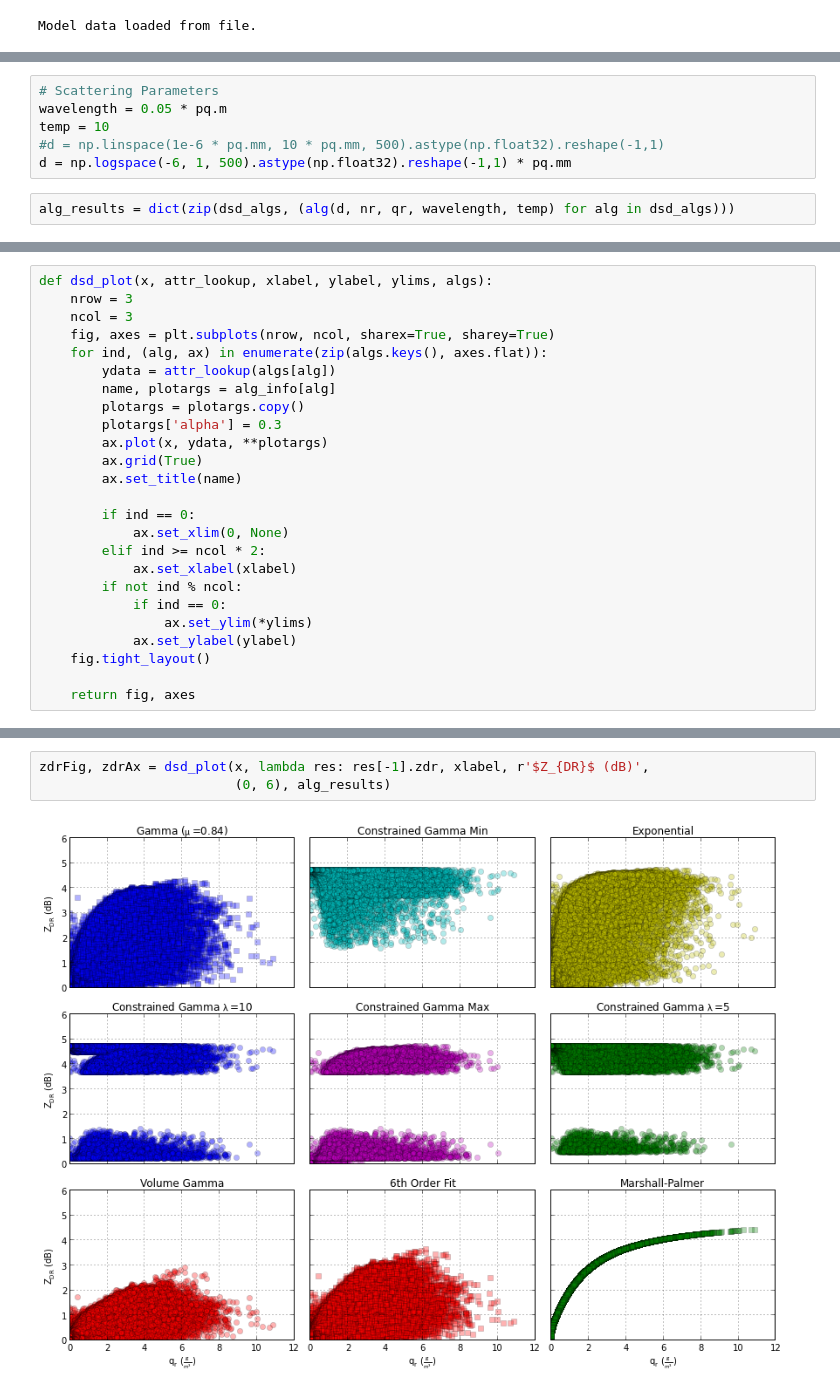
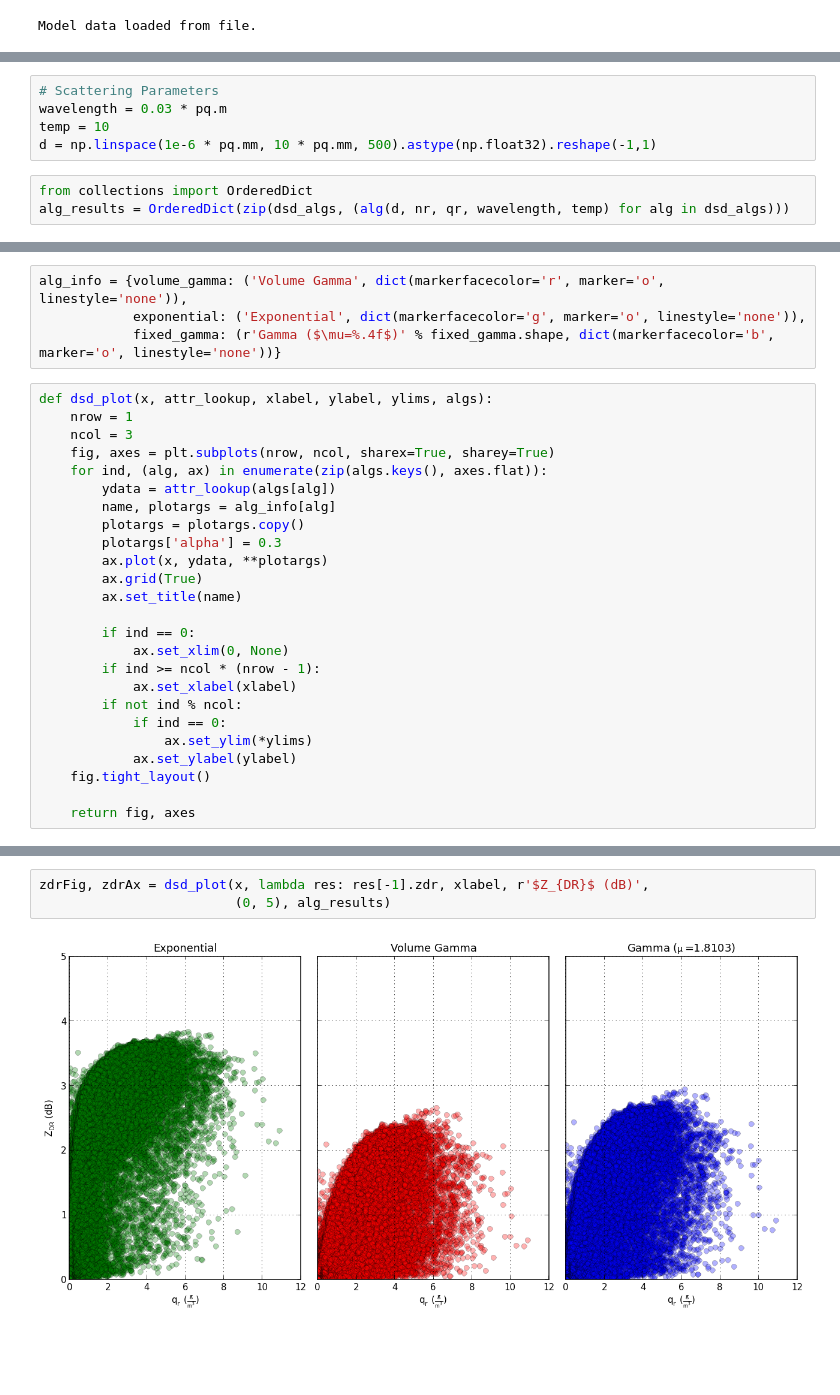
Before and after one commit to dopplershift/DissertationCode, a Jupyter notebook: notebooks/DSD Comparison.ipynb, the cells around one changed output, grey strips where cells are left out. Saved outputs shown, nothing was run; the diff lists cells and outputs as text; blank space fills up the shorter version.

```diff
--- a/notebooks/DSD Comparison.ipynb
+++ b/notebooks/DSD Comparison.ipynb
@@ -160,9 +98,9 @@ Model data loaded from file.
 # %%
 # Scattering Parameters
-wavelength = 0.05 * pq.m
+wavelength = 0.03 * pq.m
 temp = 10
-#d = np.linspace(1e-6 * pq.mm, 10 * pq.mm, 500).astype(np.float32).reshape(-1,1)
-d = np.logspace(-6, 1, 500).astype(np.float32).reshape(-1,1) * pq.mm
+d = np.linspace(1e-6 * pq.mm, 10 * pq.mm, 500).astype(np.float32).reshape(-1,1)
 # %%
-alg_results = dict(zip(dsd_algs, (alg(d, nr, qr, wavelength, temp) for alg in dsd_algs)))
+from collections import OrderedDict
+alg_results = OrderedDict(zip(dsd_algs, (alg(d, nr, qr, wavelength, temp) for alg in dsd_algs)))
 # %% [output]
@@ -189,6 +110,10 @@ alg_info = {volume_gamma: ('Volume Gamma', dict(markerfacecolor='r', marker='o',
+# %%
+alg_info = {volume_gamma: ('Volume Gamma', dict(markerfacecolor='r', marker='o', linestyle='none')),
+            exponential: ('Exponential', dict(markerfacecolor='g', marker='o', linestyle='none')),
+            fixed_gamma: (r'Gamma ($\mu=%.4f$)' % fixed_gamma.shape, dict(markerfacecolor='b', marker='o', linestyle='none'))}
 # %%
 def dsd_plot(x, attr_lookup, xlabel, ylabel, ylims, algs):
-    nrow = 3
+    nrow = 1
     ncol = 3
     fig, axes = plt.subplots(nrow, ncol, sharex=True, sharey=True)
     for ind, (alg, ax) in enumerate(zip(algs.keys(), axes.flat)):
@@ -202,7 +127,7 @@ def dsd_plot(x, attr_lookup, xlabel, ylabel, ylims, algs):
 
         if ind == 0:
             ax.set_xlim(0, None)
-        elif ind >= ncol * 2:
+        if ind >= ncol * (nrow - 1):
             ax.set_xlabel(xlabel)
         if not ind % ncol:
             if ind == 0:
@@ -222,8 +147,8 @@ zFig, zAx = dsd_plot(x, lambda res: res[-1].z, xlabel, r'$Z (mm^6 / m^3)$',
 # %%
 zdrFig, zdrAx = dsd_plot(x, lambda res: res[-1].zdr, xlabel, r'$Z_{DR}$ (dB)',
-                         (0, 6), alg_results)
+                         (0, 5), alg_results)
 # %% [output]
-[figure, old version]
+[figure, new version]
 # %%
 kdpFig, kdpAx = dsd_plot(x, lambda res: res[-1].kdp, xlabel, r'$K_{DP}$ (deg/km)',
                      (0, 25), alg_results)
```
Also changed, not shown: parts of 34 cells of this notebook.
